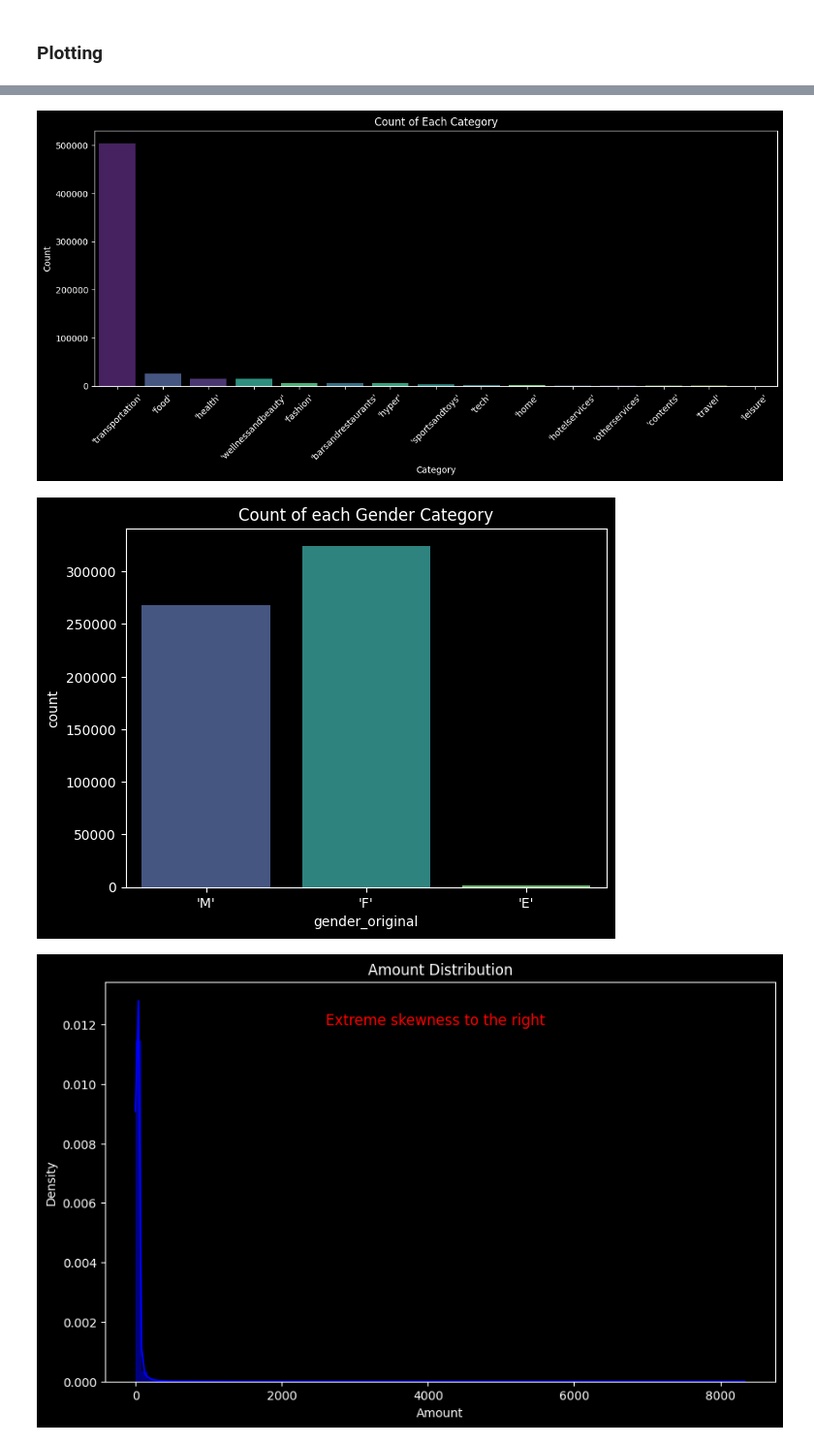
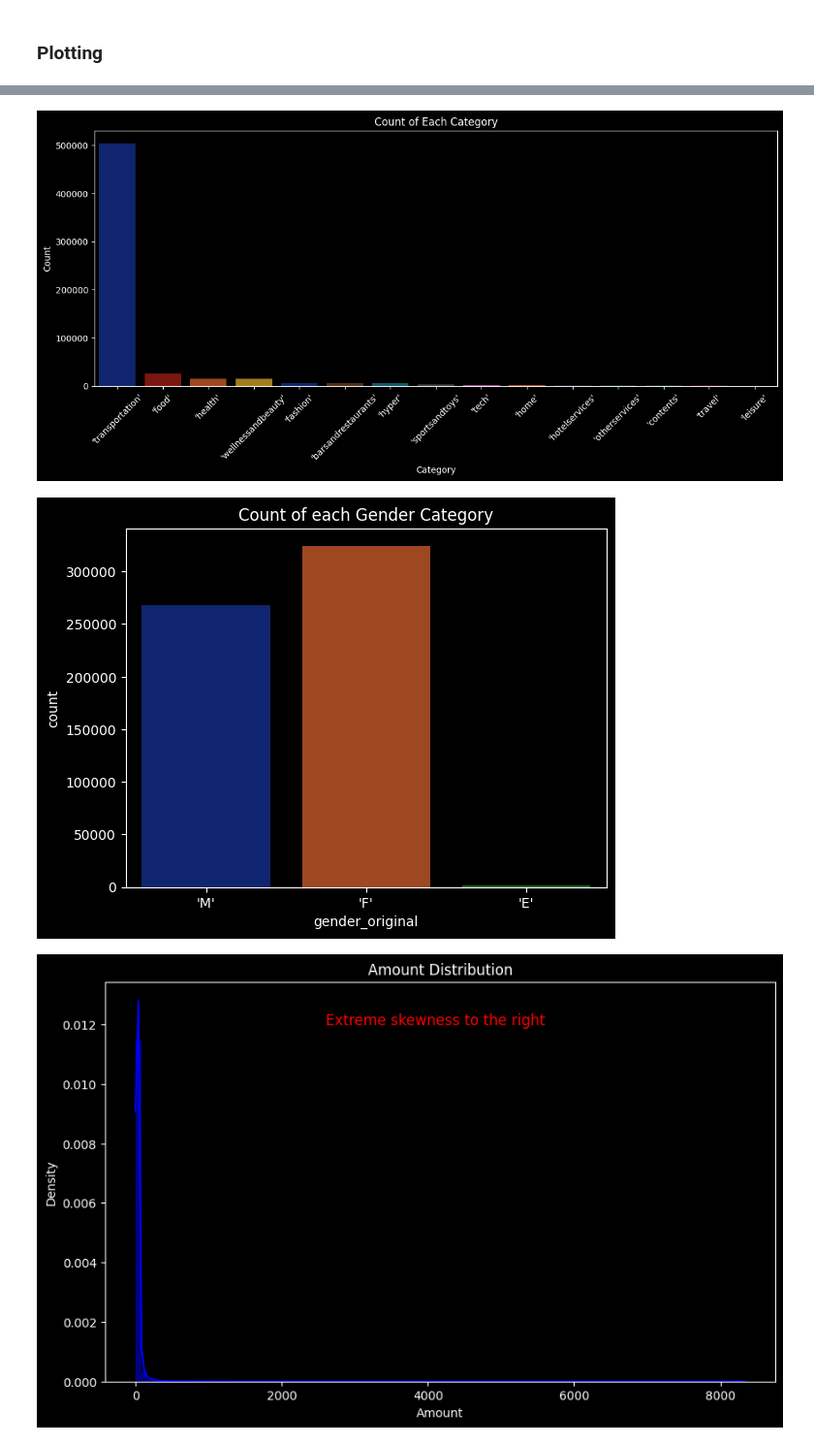
Before and after one commit to koutsompinask/MSC, a Jupyter notebook: semester B/Python/assignment/clustering.ipynb, the cells around one changed output, grey strips where cells are left out. Shown at 97% size. Saved outputs shown, nothing was run; the diff lists cells and outputs as text; code cells hidden in the pictures.

```diff
--- a/semester B/Python/assignment/clustering.ipynb
+++ b/semester B/Python/assignment/clustering.ipynb
@@ -134,7 +134,7 @@ sns.countplot(data=df,
     x='category_original',
     hue='category_original',
     order=df['category_original'].value_counts().index,
-    palette='viridis',
+    palette='dark',
     dodge=False)
 plt.xlabel('Category')
 plt.xticks(rotation=45)
@@ -143,14 +143,14 @@ plt.title('Count of Each Category')
 plt.tight_layout()
 plt.show()
 # %% [output]
-[figure, old version]
+[figure, new version]
 # %%
 #plot count of each gender
-sns.countplot(data=df, x='gender_original', hue='gender_original', palette='viridis', legend=False);
+sns.countplot(data=df, x='gender_original', hue='gender_original', palette='dark', legend=False);
 plt.title('Count of each Gender Category')
 plt.show()
 # %% [output]
-[figure, old version]
+[figure, new version]
 # %%
 # plot the amount distribution
 plt.figure(figsize=(10, 6))
```
Also changed, not shown: parts of 8 cells of this notebook, 1 other file.
